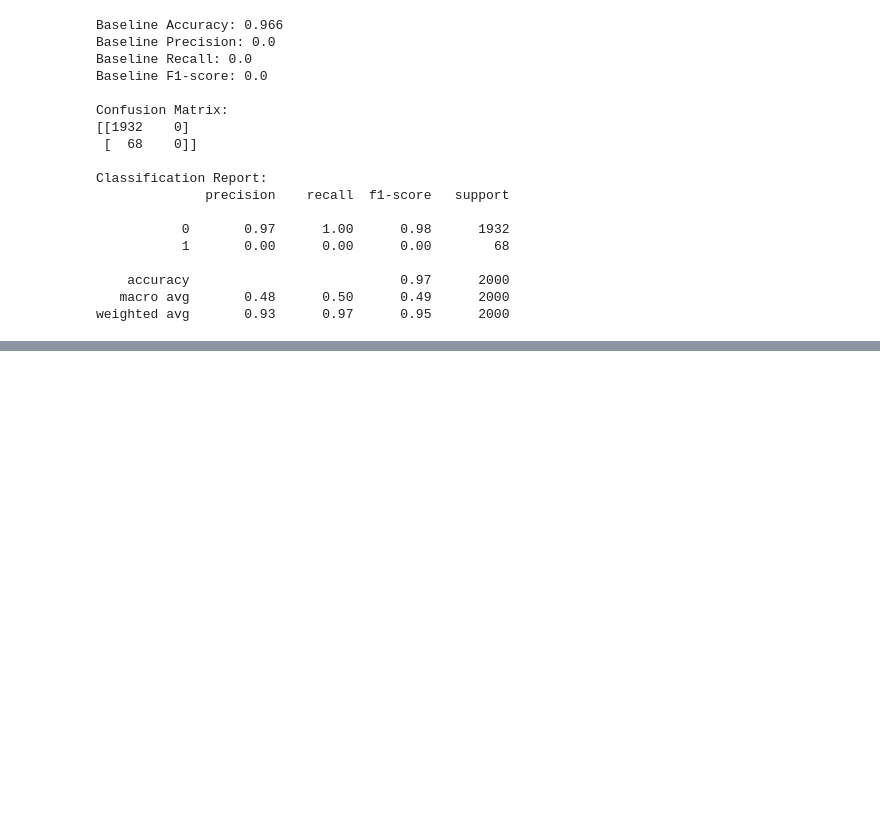
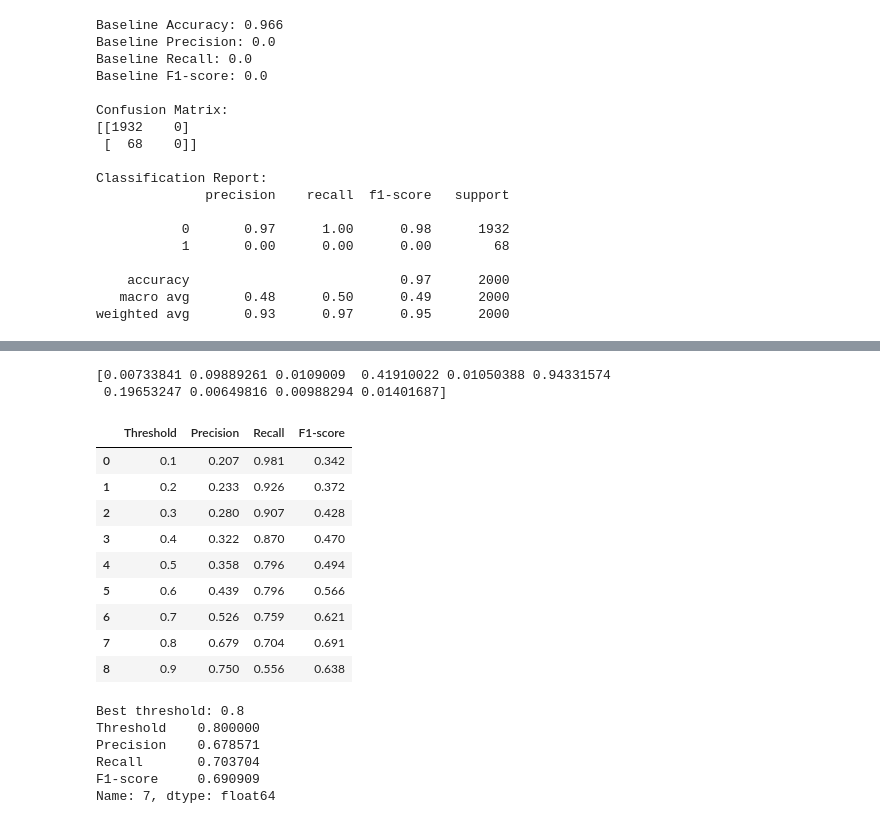
Before and after one commit to FayrouzWaleed/industrial-predictive-maintenance, a Jupyter notebook: notebooks/predictive_maintenance.ipynb, the cells around one changed output, grey strips where cells are left out. Drawn from its saved outputs; the diff is of its cells as text; code cells hidden in the pictures; blank space fills up the shorter version.

```diff
--- a/notebooks/predictive_maintenance.ipynb
+++ b/notebooks/predictive_maintenance.ipynb
@@ -457,0 +720,12 @@ weighted avg       0.93      0.97      0.95      2000
+# %%
+# Making a validation set
+X_train_new, X_val, y_train_new, y_val = train_test_split(
+    X_train,
+    y_train,
+    test_size=0.2,
+    random_state=42,
+    stratify=y_train
+)
+
+print("Training:", X_train_new.shape)
+print("Validation:", X_val.shape)
@@ -457,0 +735,2 @@ weighted avg       0.93      0.97      0.95      2000
+# %%
+xgb_model.fit(X_train_new, y_train_new)
@@ -457,0 +755,52 @@ weighted avg       0.93      0.97      0.95      2000
+# %%
+y_val_proba = xgb_model.predict_proba(X_val)[:, 1]
+
+print(y_val_proba[:10])
+# %% [output]
+[0.00733841 0.09889261 0.0109009  0.41910022 0.01050388 0.94331574
+ 0.19653247 0.00649816 0.00988294 0.01401687]
+# %%
+thresholds = [0.1, 0.2, 0.3, 0.4, 0.5, 0.6, 0.7, 0.8, 0.9]
+
+results = []
+
+for threshold in thresholds:
+    y_val_pred = (y_val_proba >= threshold).astype(int)
+
+    results.append({
+        "Threshold": threshold,
+        "Precision": precision_score(y_val, y_val_pred, zero_division=0),
+        "Recall": recall_score(y_val, y_val_pred, zero_division=0),
+        "F1-score": f1_score(y_val, y_val_pred, zero_division=0)
+    })
+
+threshold_results = pd.DataFrame(results)
+
+display(threshold_results.round(3))
+# %% [output]
+|  | Threshold | Precision | Recall | F1-score |
+| 0 | 0.1 | 0.207 | 0.981 | 0.342 |
+| 1 | 0.2 | 0.233 | 0.926 | 0.372 |
+| 2 | 0.3 | 0.280 | 0.907 | 0.428 |
+| 3 | 0.4 | 0.322 | 0.870 | 0.470 |
+| 4 | 0.5 | 0.358 | 0.796 | 0.494 |
+| 5 | 0.6 | 0.439 | 0.796 | 0.566 |
+| 6 | 0.7 | 0.526 | 0.759 | 0.621 |
+| 7 | 0.8 | 0.679 | 0.704 | 0.691 |
+| 8 | 0.9 | 0.750 | 0.556 | 0.638 |
+# %%
+best_row = threshold_results.loc[
+    threshold_results["F1-score"].idxmax()
+]
+
+best_threshold = best_row["Threshold"]
+
+print("Best threshold:", best_threshold)
+print(best_row)
+# %% [output]
+Best threshold: 0.8
+Threshold    0.800000
+Precision    0.678571
+Recall       0.703704
+F1-score     0.690909
+Name: 7, dtype: float64
```
Also changed, not shown: parts of 22 cells of this notebook.
